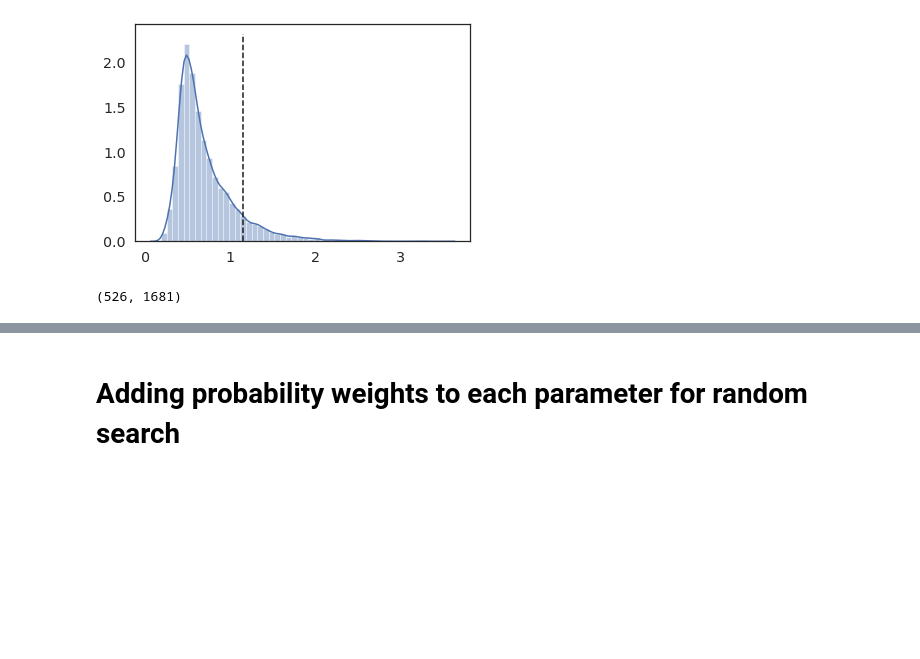
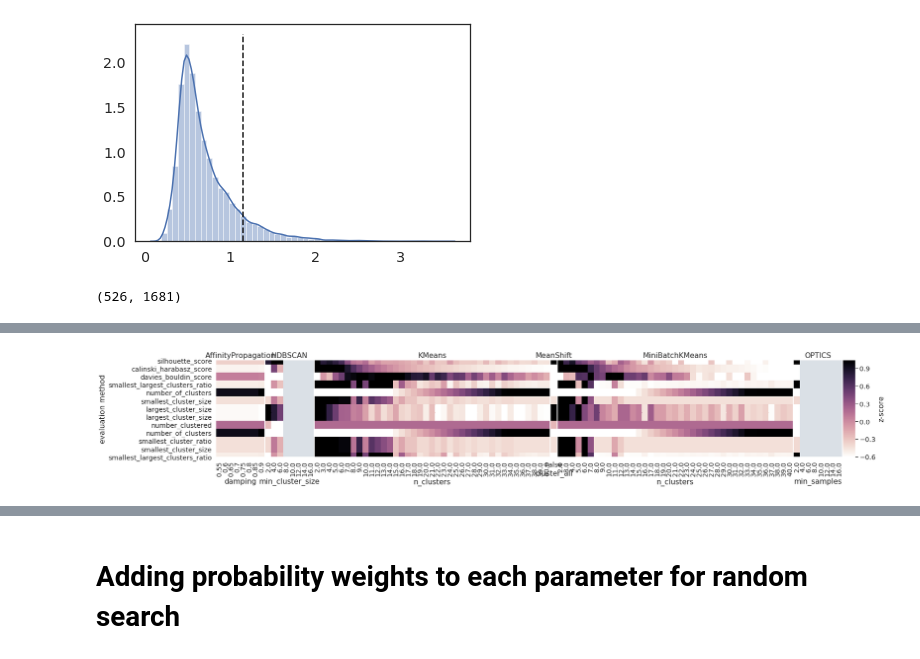
Before and after one commit to liliblu/hypercluster, a Jupyter notebook: examples/local_no-snakemake/running_locally.ipynb, the cells around one changed output, grey strips where cells are left out. Cells and saved outputs as stored; diff of their text form; code cells hidden in the pictures; blank space fills up the shorter version.

```diff
--- a/examples/local_no-snakemake/running_locally.ipynb
+++ b/examples/local_no-snakemake/running_locally.ipynb
@@ -29,3 +33,11 @@ data.shape
 # %%
-results = hc.clustering.optimize_clustering(data, random_search=False, evaluation_methods=hc.constants.inherent_metrics)
+custom_metrics = [
+    'largest_cluster_size',
+    'number_clustered',
+    'number_of_clusters',
+    'smallest_cluster_ratio',
+    'smallest_cluster_size',
+    'smallest_largest_clusters_ratio'
+]
+evals, labels, labels_dict = hc.clustering.optimize_clustering(data, random_search=False, evaluation_methods=hc.constants.inherent_metrics+custom_metrics)
 # %% [output]
@@ -34,0 +61,4 @@ pd([(1, 2), (3, 4)])
+# %%
+axs = hc.visualize.visualize_evaluations(evals)
+# %% [output]
+[figure, added]
```
Also changed, not shown: parts of 10 cells of this notebook.
